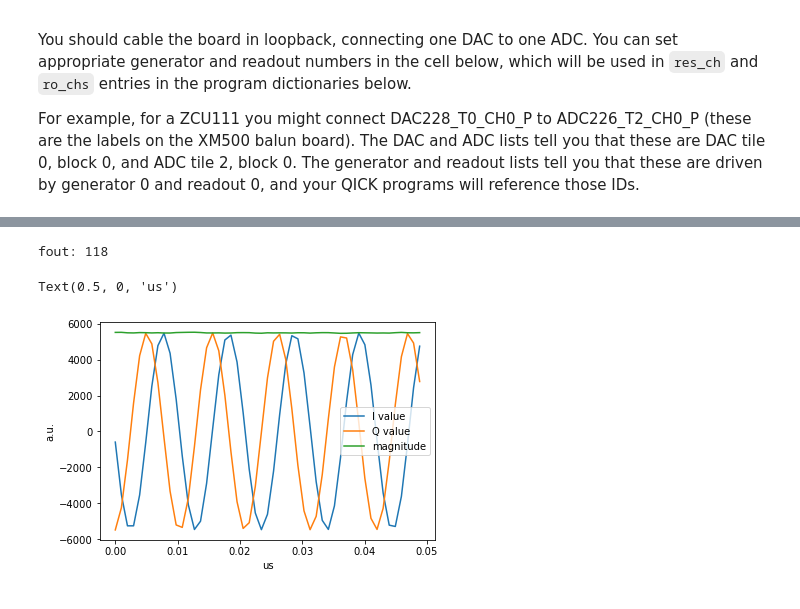
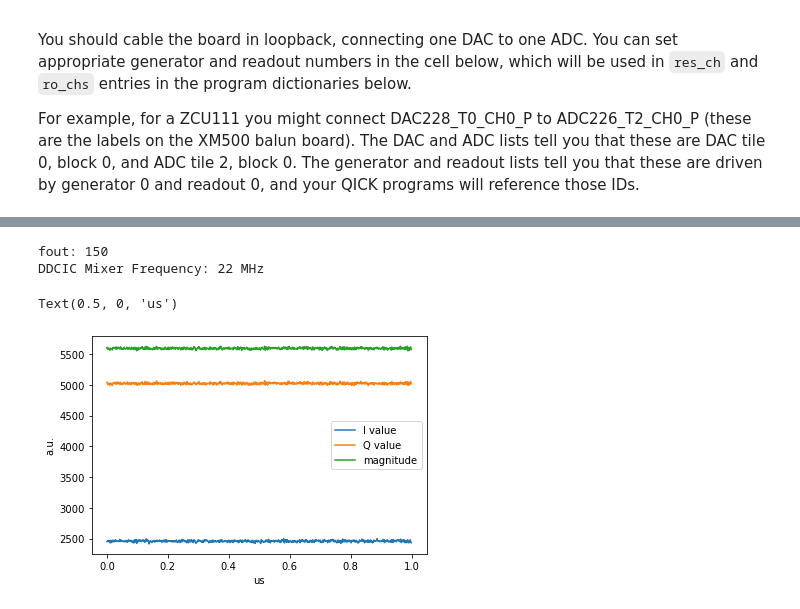
Before and after one commit to openquantumhardware/qick-tools, a Jupyter notebook: qick_tprocv2_111_fft_spectrum/notebooks/qick_tprocv2_111_fft_spectrum.ipynb, the cells around one changed output, grey strips where cells are left out. Drawn from its saved outputs; the diff is of its cells as text; code cells hidden in the pictures.

Commit message:
[#6] Updated qick_tprocv2_111_fft_spectrum notebook to show ddscic demodulation

```diff
--- a/qick_tprocv2_111_fft_spectrum/notebooks/qick_tprocv2_111_fft_spectrum.ipynb
+++ b/qick_tprocv2_111_fft_spectrum/notebooks/qick_tprocv2_111_fft_spectrum.ipynb
@@ -631,30 +737,47 @@ FREQ = 500
 # %%
+GEN_CH = 0
+RO_CH = 0
+TRIG_TIME = 0.30
+FREQ = 150
+
 RO_ADC_224 = True   # Use ADC_224_0 for readout channel 0
 # RO_ADC_224 = False  # Use ADC_226_0 for readout channel 0
 
 # Select which ADC connects to the CH0-readout-path
 if RO_ADC_224:
-    fout = 118
+    fout = FREQ
     print("fout: %d"%(fout))
     chain.set_tone(f=fout,g=0.25)
 
     # Select PFB_CH_SEL of frequency range (not the best function to use but works)
     chain.get_bin_pfb(fout)
 
+    # Compute channel center frequency.
+    pfb_channel = chain.analysis.freq2ch(fout)
+    FC = chain.analysis.ch2freq(pfb_channel)
+    # print("pfb_channel: %d / FC: %d"%(pfb_channel,FC))
+
+    # Configure ADC switch to select ADC_224_0 for readout path.
     ## slv=0 : ADC_224_0, slv=1: ADC_226_0
     # adc_224_0_sw.sel(slv=0,mst=0)
     soc.adc_224_0_sw_sel(use_adc_224_0=True)
 
+    f_ddscic = FREQ - FC
+    print("DDCIC Mixer Frequency: %d MHz"%(f_ddscic))
+
     # DDS + CIC configuration.
     D=1
-    # soc.axis_ddscic_v3_0.outsel(data="product", cic="yes")
-    # soc.axis_ddscic_v3_0.decimation(D)
-    # soc.axis_ddscic_v3_0.ddsfreq(f=14e6-200e3)
     # soc.axis_ddscic_v3_0.set_qprod(14) # quantization range for product 0-16
     chain.set_ddscic_outsel(data="product", cic="no")
     chain.set_ddscic_decimation(D)
-    # chain.set_ddscic_ddsfreq(f=14e6-200e3)
-    chain.set_ddscic_ddsfreq(f=-10e6)
+    chain.set_ddscic_ddsfreq(f=f_ddscic*1e6)    # scale to MHz!!!
+
+    # DEBUG
+    # chain.set_ddscic_outsel(data="dds", cic="no")
+    # [xi,xq] = chain.get_bin_pfb(fout, verbose=True)
+    # plt.figure()
+    # plt.plot(xi[:20])
+
 else:
     # This selects the default ADC_226
     # adc_224_0_sw.sel(slv=1,mst=0)
@@ -669,77 +792,36 @@ class MultiPulseProgram(AveragerProgramV2):
         self.declare_gen(ch=gen_ch, nqz=1)
         self.declare_readout(ch=ro_ch, length=cfg['ro_len'])
 
-        ramp_len = 0.2
-        self.add_gauss(ch=gen_ch, name="ramp", sigma=ramp_len/10, length=ramp_len, even_length=True)
-
-        self.add_pulse(ch=gen_ch, name="myflattop", ro_ch=ro_ch,
-                       style="flat_top",
-                       envelope="ramp",
-                       freq=cfg['freq'],
-                       length=0.1,
-                       phase=0,
-                       gain=1.0,
-                      )
-
-        self.add_pulse(ch=gen_ch, name="mygaus", ro_ch=ro_ch,
-                       style="arb",
-                       envelope="ramp",
-                       freq=cfg['freq'],
-                       phase=0,
-                       gain=1.0,
-                      )
-
-        self.add_pulse(ch=gen_ch, name="myconst", ro_ch=ro_ch,
-                       style="const",
-                       length=0.2,
-                       freq=cfg['freq'],
-                       phase=0,
-                       gain=1.0,
-                      )
-
-        self.add_pulse(ch=gen_ch, name="myflattop2", ro_ch=ro_ch,
-                       style="flat_top",
-                       envelope="ramp",
-                       freq=cfg['freq'],
-                       length=0.1,
-                       phase=90,
-                       gain=1.0,
-                      )
-
         self.add_readoutconfig(ch=ro_ch, name="myro", freq=cfg['freq'], gen_ch=gen_ch)
         # send the config to the dynamic RO
         self.send_readoutconfig(ch=ro_ch, name="myro", t=0)
 
     def _body(self, cfg):
         self.trigger(ros=[cfg['ro_ch']], pins=[0], t=cfg['trig_time'])
 
-        self.pulse(ch=cfg['gen_ch'], name="myflattop", t=0)
-        self.pulse(ch=cfg['gen_ch'], name="mygaus", t=0.4)
-        self.pulse(ch=cfg['gen_ch'], name="myconst", t=0.8)
-        self.pulse(ch=cfg['gen_ch'], name="myflattop2", t=1.2)
-        self.pulse(ch=cfg['gen_ch'], name="mygaus", t=1.6)
-
 config = {'gen_ch': GEN_CH,
           'ro_ch': RO_CH,
           'freq': FREQ,
           'trig_time': TRIG_TIME,
-          'ro_len': 0.1,
+          'ro_len': 2.0,
          }
 
 prog = MultiPulseProgram(soccfg, reps=1, final_delay=0.5, cfg=config)
 
 # iq_list = prog.acquire_decimated(soc, soft_avgs=10)
 iq_list = prog.acquire_decimated(soc)
 t = prog.get_time_axis(ro_index=0)
 t = t / 2.0
 
+plt.figure()
 plt.plot(t, iq_list[0][:,0], label="I value")
 plt.plot(t, iq_list[0][:,1], label="Q value")
 plt.plot(t, np.abs(iq_list[0].dot([1,1j])), label="magnitude")
 plt.legend()
 plt.ylabel("a.u.")
 plt.xlabel("us")
 # %% [output]
-fout: 118
+fout: 150
+DDCIC Mixer Frequency: 22 MHz
 Text(0.5, 0, 'us')
-[figure, old version]
+[figure, new version]
```
Also changed, not shown: parts of 12 cells of this notebook.
